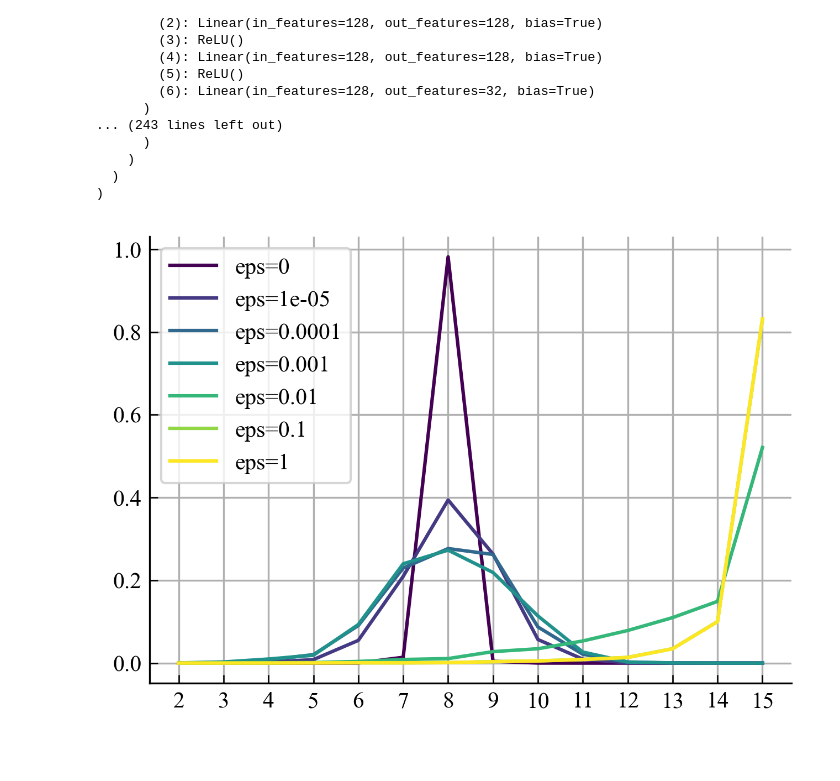
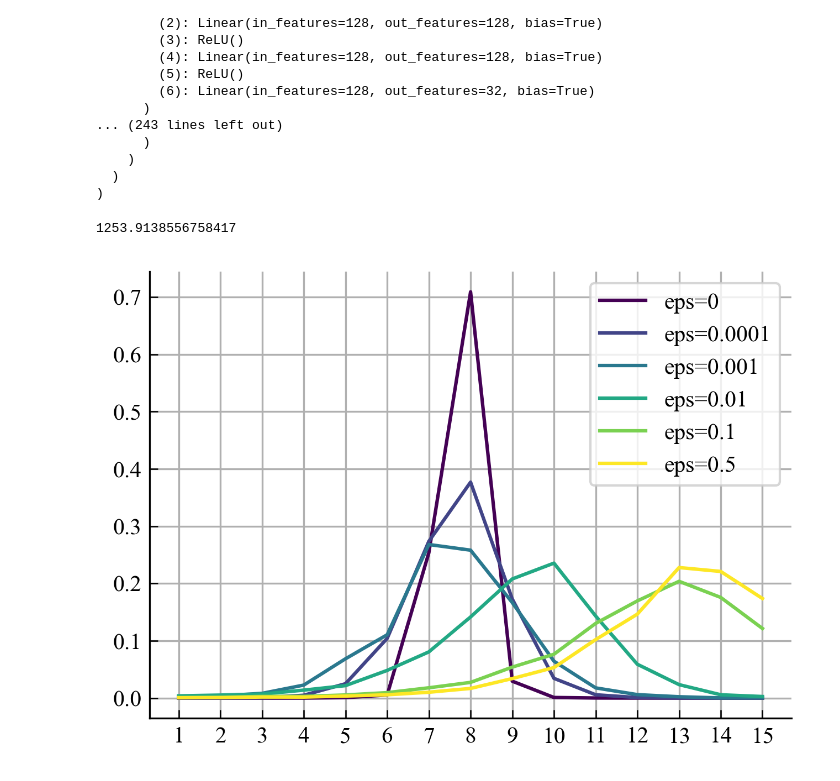
Before and after one commit to Michozord/Jordan_Transformer, a Jupyter notebook: sandbox/jordan8_pert.ipynb, the cells around one changed output. Drawn from its saved outputs; the diff is of its cells as text; code cells hidden in the pictures.

```diff
--- a/sandbox/jordan8_pert.ipynb
+++ b/sandbox/jordan8_pert.ipynb
@@ -46,19 +46,29 @@ JordanNet(
 )
 # %%
 d=15
-superdiag = get_superdiagonal(8, 15)
+superdiag = get_superdiagonal(8, d)
 J = np.diag(superdiag, k=1)
+
+A = (np.eye(d) + J) @ np.linalg.inv(np.eye(d) - J) - np.eye(d)
+# S = np.diag(np.random.uniform(0, 1, size=d)) + np.diag(np.random.uniform(0, 1, size=d-1), k=1) + np.diag(np.random.uniform(0, 1, size=d-1), k=-1)
 S = np.random.randn(d,d)
+print(np.linalg.cond(S))
+
 E = np.random.randn(d,d)/np.sqrt(d)
-A_0 = np.linalg.inv(S) @ J @ S
 
 matrices = []
 features = []
-epsilons = [0] + [10**i for i in range(-5, 1, 1)]
+epsilons = [0, 1e-4, 1e-3, 1e-2, 1e-1, 0.5]
 for eps in epsilons:
-    A = A_0 + eps*E
-    matrices.append(A)
-    features.append(per_power_features(A))
+    J_0 = (J + eps*E)
+    radius = np.max(np.abs(np.linalg.eigvals(J_0)))
+    if radius > 1:
+        J_0 /= radius
+    A_0 = np.linalg.inv(S) @ J_0 @ S
+    matrices.append(A_0)
+    features.append(per_power_features(A_0))
 
 matrices = torch.tensor(matrices, dtype=torch.float32)
 features = torch.tensor(features, dtype=torch.float32)
+# %% [output]
+1253.9138556758417
@@ -68,12 +75,16 @@ probs = torch.softmax(logits, dim=-1)
+# %%
+logits = model(d, features)
+probs = torch.softmax(logits, dim=-1)
+probs = probs.detach().cpu().numpy()
 # %%
 cmap = plt.colormaps['viridis']
 colors = cmap(np.linspace(0, 1, len(epsilons)))
 for i, eps in enumerate(epsilons):
-    plt.plot(probs[i].detach(), label=f"eps={eps}", color=colors[i])
+    plt.plot(probs[i], label=f"eps={eps}", color=colors[i])
 
 plt.legend()
-plt.xticks(ticks=range(d-1), labels=range(2, d+1))
+plt.xticks(ticks=range(d), labels=range(1, d+1))
 plt.grid()
 plt.show()
 # %% [output]
-[figure, old version]
+[figure, new version]
```
Also changed, not shown: parts of 8 cells of this notebook, 34 other files.
